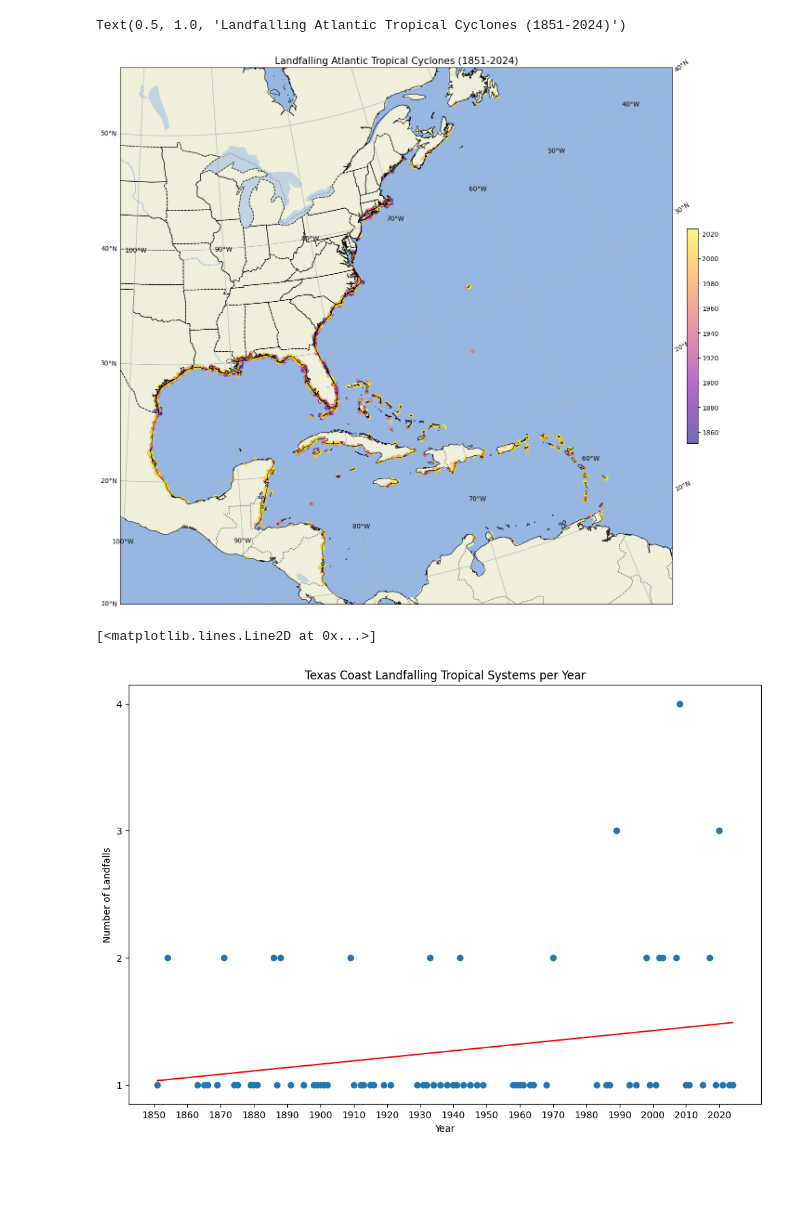
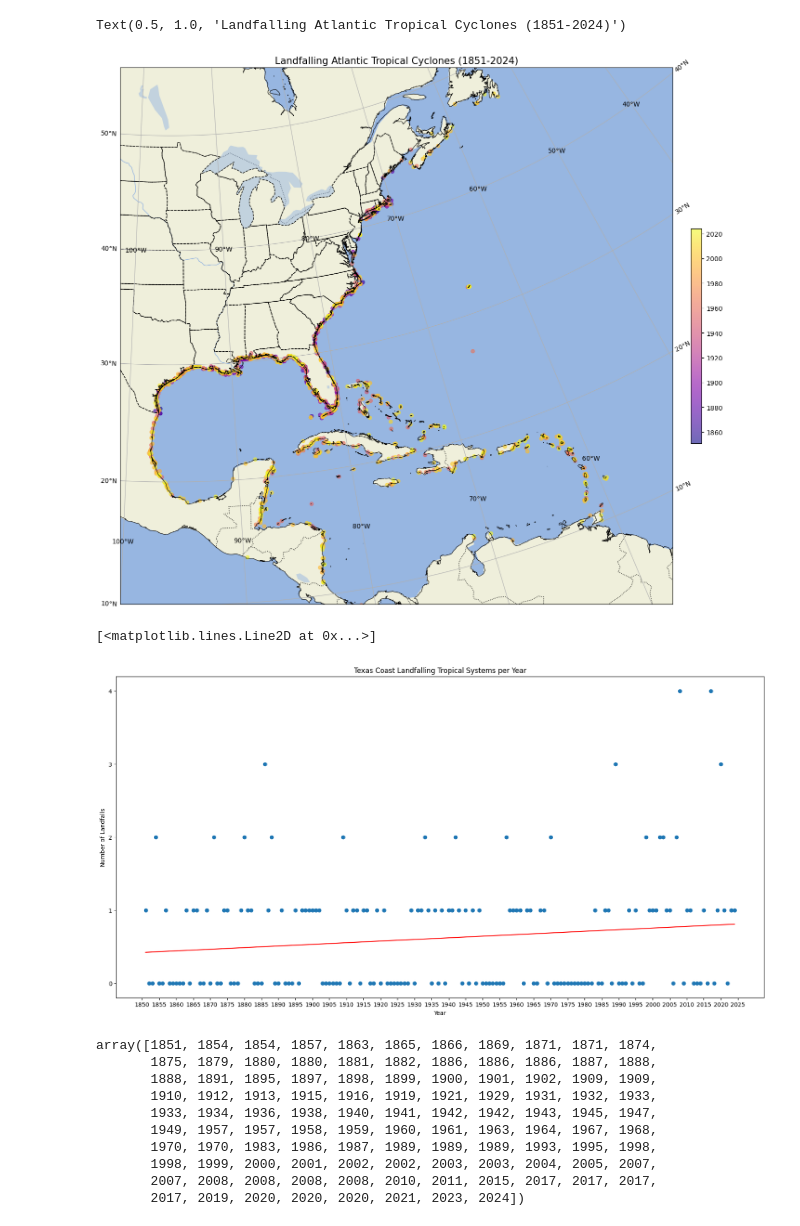
Before and after one commit to EP-Shark/Meteorology-Research-Dr.-Misra-, a Jupyter notebook: Hurdat2_analysis.ipynb, the cells around one changed output. Cells and saved outputs as stored; diff of their text form; code cells hidden in the pictures; blank space fills up the shorter version.

Commit message:
attempting to figure out how to differentiate between multiple landfall locations per state (Promising code)

```diff
--- a/Hurdat2_analysis.ipynb
+++ b/Hurdat2_analysis.ipynb
@@ -100,9 +66,21 @@ Landfall_only
+# %%
+## Assigning States to each Landfall ##
+#Converting lat and longitude values to purely numeric numbers
+Landfall_only['lat_num'] = Landfall_only['Lat'].str.strip('N').astype(float)
+Landfall_only['lon_num'] = Landfall_only['lon'].str.strip('W').astype(float) * -1
+
+def assign_state(lon,lat):
+    if lon >= -97.5 and lon <=-93.5 and lat >= 25.5 and lat <= 29.5:
+        return "Texas"
+    # add other states here as needed
+    return None
+Landfall_only['state'] = Landfall_only.apply(lambda row: assign_state(row['lon_num'], row['lat_num']), axis=1)
 # %%
 ### Saving to Excel ###
 Landfall_only.to_excel("Landfalling_Storms_1851_2024.xlsx", engine = 'openpyxl')
 # %%
 ### Plotting the Landfalling Storms ###
-fig, ax = plt.subplots(figsize= (20,15), subplot_kw = {'projection':ccrs.LambertConformal()})
+fig, ax = plt.subplots(figsize= (25,15), subplot_kw = {'projection':ccrs.LambertConformal()})
 ## Defining Lat and Lon ##
 Lat = Landfall_only['Lat'].str.strip('N').astype(float)
 Lon = Landfall_only['lon'].str.strip('W').astype(float) * -1
@@ -128,32 +106,47 @@ ax.add_feature(cfeature.STATES, linestyle = '--')
 plt.title('Landfalling Atlantic Tropical Cyclones (1851-2024)', fontsize = 15)
 # %% [output]
 Text(0.5, 1.0, 'Landfalling Atlantic Tropical Cyclones (1851-2024)')
-[figure, old version]
+[figure, new version]
 # %%
 ## Create a new figure of the frequency of landfalls for various landfalling locations ##
 # 1st: Landfalling frequency by locations by state, (Start with texas) - make a scatterplot with x and y axis showing frequency of landfalls by year
 # x axis = year, y axis = frequency of landfalls
 # %%
 # Parsing the dataframe for texas landfalls only#
-Texas_Landfalls = Landfall_only[(Lat >= 26) & (Lat <= 30) & (Lon >= -98) & (Lon <= -94)] #This parses the dataframe for landfalls using texas coast lat/lon boundaries
+Texas_Landfalls = Landfall_only[(Lat >= 25.8) & (Lat <= 30.2) & (Lon >= -97.6) & (Lon <= -93.5)] #This parses the dataframe for landfalls using texas coast lat/lon boundaries
+all_years = np.arange(Landfall_only['year'].min(), Landfall_only['year'].max()+1)
 Texas_L_years = Texas_Landfalls['year'].values
-Texas_landfall_count = Texas_Landfalls.groupby('year').size()
+Texas_landfall_count = Texas_Landfalls.groupby('year').size().reindex(all_years, fill_value=0)
 ## Creating a scatterplot for Texas landfalls ##
-fig, ax = plt.subplots(figsize=(12,8))
+fig, ax = plt.subplots(figsize=(20,10))
 ax.scatter(Texas_landfall_count.index, Texas_landfall_count)
 #Adding elements to the plot#
 ax.set_xlabel("Year")
 ax.set_ylabel('Number of Landfalls')
 ax.set_title('Texas Coast Landfalling Tropical Systems per Year')
-x_range = np.arange(1850, 2030, 10)
+x_range = np.arange(1850, 2026, 5)
 ax.set_xticks(x_range)
-ax.set_yticks([1,2,3,4])
+#ax.set_ylim(0, 5)
+ax.set_yticks([0,1,2,3,4])
 ### Creating a trendline ###
 years = Texas_landfall_count.index.astype(int)
 counts = Texas_landfall_count.values
 z = np.polyfit (years, counts, 1)
 p = np.poly1d(z)
 plt.plot(years, p(years), "r-")
 # %% [output]
 [<matplotlib.lines.Line2D at 0x...>]
-[figure, old version]
+[figure, new version]
+# %%
+Texas_Landfalls['year'].values
+# %% [output]
+array([1851, 1854, 1854, 1857, 1863, 1865, 1866, 1869, 1871, 1871, 1874,
+       1875, 1879, 1880, 1880, 1881, 1882, 1886, 1886, 1886, 1887, 1888,
+       1888, 1891, 1895, 1897, 1898, 1899, 1900, 1901, 1902, 1909, 1909,
+       1910, 1912, 1913, 1915, 1916, 1919, 1921, 1929, 1931, 1932, 1933,
+       1933, 1934, 1936, 1938, 1940, 1941, 1942, 1942, 1943, 1945, 1947,
+       1949, 1957, 1957, 1958, 1959, 1960, 1961, 1963, 1964, 1967, 1968,
+       1970, 1970, 1983, 1986, 1987, 1989, 1989, 1989, 1993, 1995, 1998,
+       1998, 1999, 2000, 2001, 2002, 2002, 2003, 2003, 2004, 2005, 2007,
+       2007, 2008, 2008, 2008, 2008, 2010, 2011, 2015, 2017, 2017, 2017,
+       2017, 2019, 2020, 2020, 2020, 2021, 2023, 2024])
```
Also changed, not shown: parts of 2 cells of this notebook.
